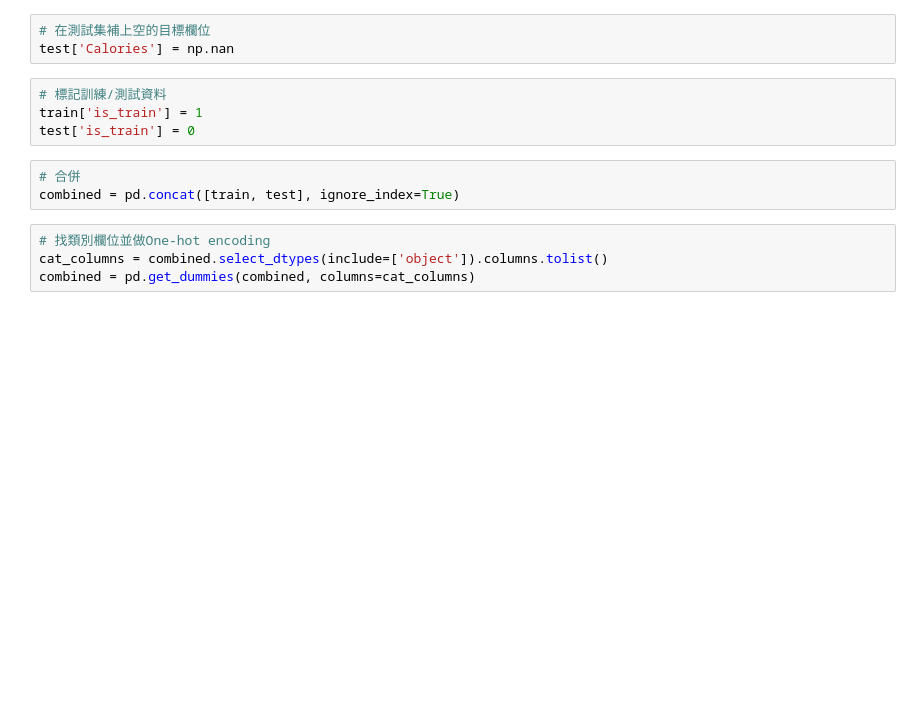
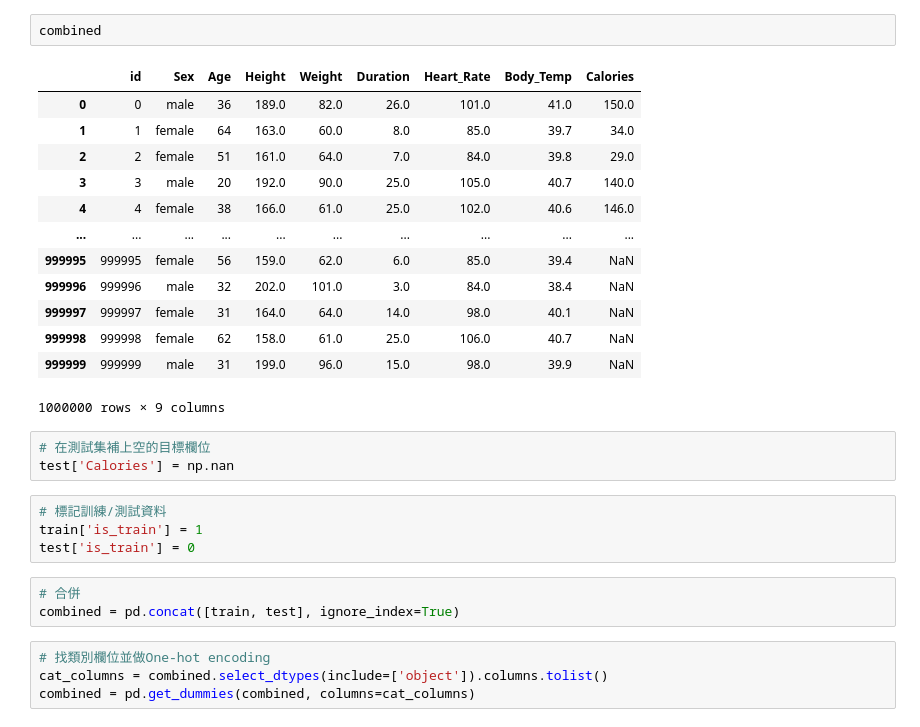
Before and after one commit to sachiellu/calorie-expenditure-prediction, a Jupyter notebook: code/predict-calorie-expenditure.ipynb, the cells around one changed output. Drawn from its saved outputs; the diff is of its cells as text; blank space fills up the shorter version.

```diff
--- a/code/predict-calorie-expenditure.ipynb
+++ b/code/predict-calorie-expenditure.ipynb
@@ -9,3 +118,19 @@ test = pd.read_csv('/kaggle/input/playground-series-s5e5/test.csv')
+# %%
+combined
+# %% [output]
+|  | id | Sex | Age | Height | Weight | Duration | Heart_Rate | Body_Temp | Calories |
+| 0 | 0 | male | 36 | 189.0 | 82.0 | 26.0 | 101.0 | 41.0 | 150.0 |
+| 1 | 1 | female | 64 | 163.0 | 60.0 | 8.0 | 85.0 | 39.7 | 34.0 |
+| 2 | 2 | female | 51 | 161.0 | 64.0 | 7.0 | 84.0 | 39.8 | 29.0 |
+| 3 | 3 | male | 20 | 192.0 | 90.0 | 25.0 | 105.0 | 40.7 | 140.0 |
+| 4 | 4 | female | 38 | 166.0 | 61.0 | 25.0 | 102.0 | 40.6 | 146.0 |
+| ... | ... | ... | ... | ... | ... | ... | ... | ... | ... |
+| 999995 | 999995 | female | 56 | 159.0 | 62.0 | 6.0 | 85.0 | 39.4 | NaN |
+| 999996 | 999996 | male | 32 | 202.0 | 101.0 | 3.0 | 84.0 | 38.4 | NaN |
+| 999997 | 999997 | female | 31 | 164.0 | 64.0 | 14.0 | 98.0 | 40.1 | NaN |
+| 999998 | 999998 | female | 62 | 158.0 | 61.0 | 25.0 | 106.0 | 40.7 | NaN |
+| 999999 | 999999 | male | 31 | 199.0 | 96.0 | 15.0 | 98.0 | 39.9 | NaN |
+1000000 rows × 9 columns
 # %%
 # 在測試集補上空的目標欄位
 test['Calories'] = np.nan
```
Also changed, not shown: parts of 10 cells of this notebook, 3 other files.
